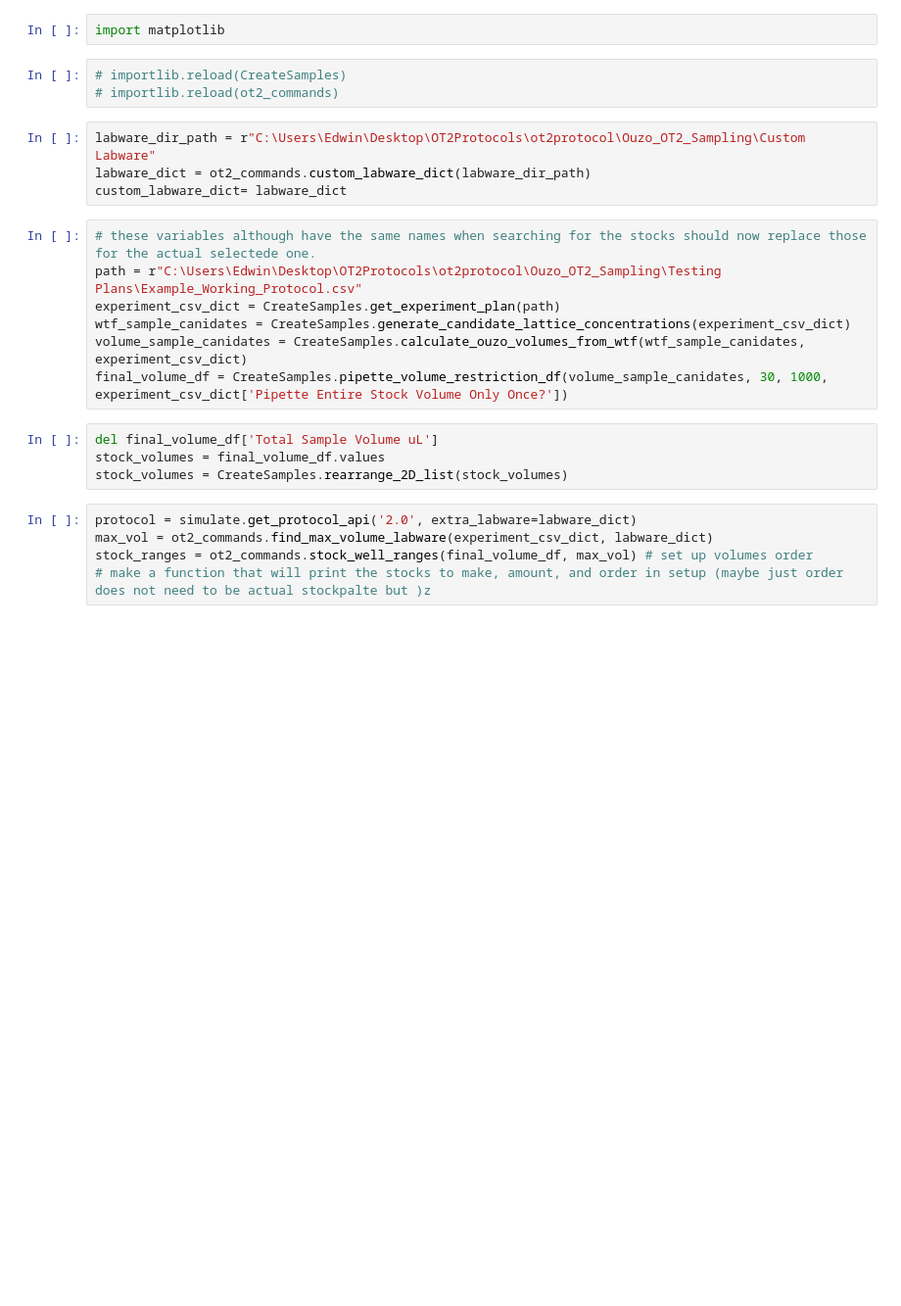
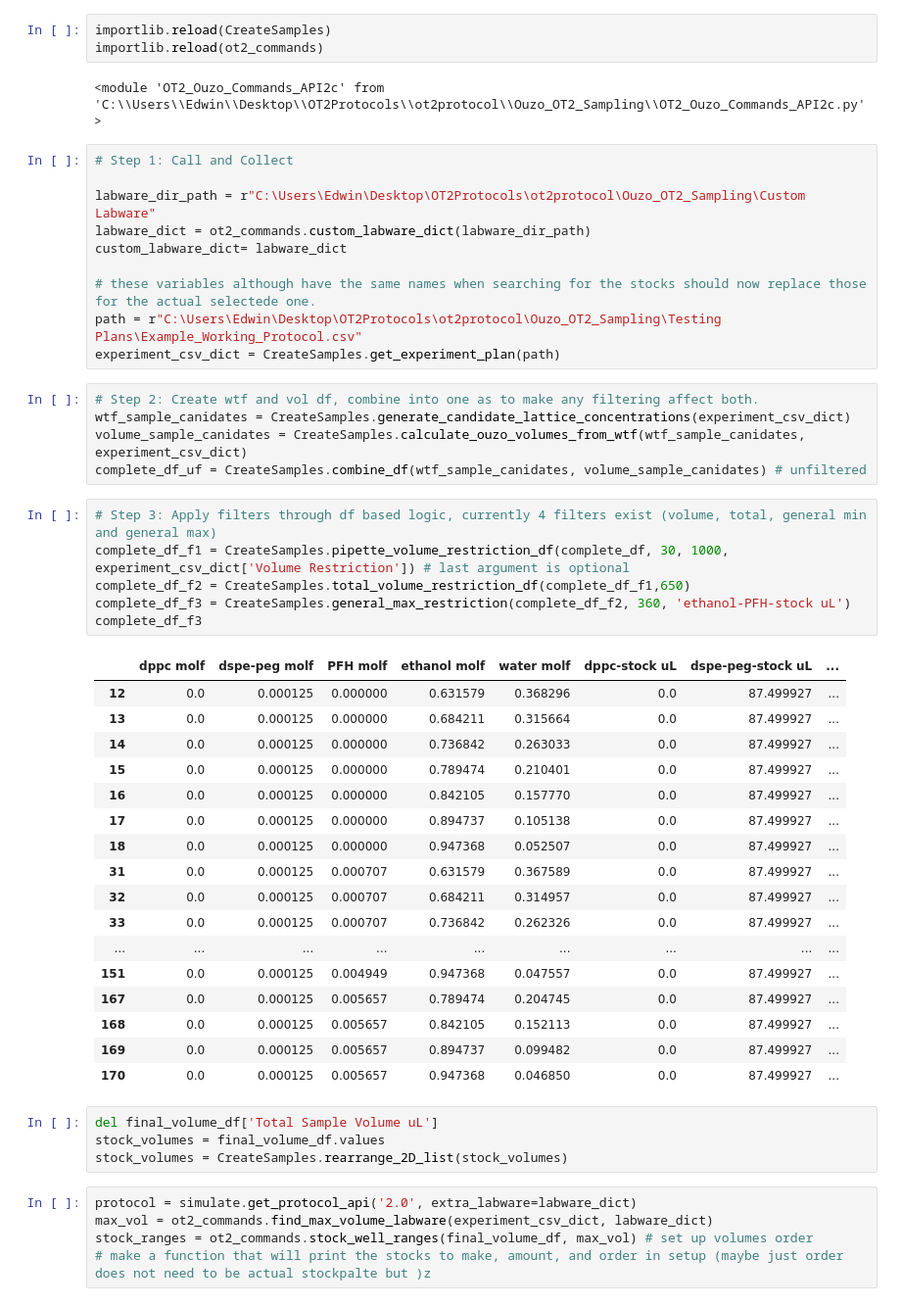
Before and after one commit to pozzo-research-group/OT2Protocols, a Jupyter notebook: ot2protocol/Ouzo_OT2_Sampling/Dev_Working_Notebook.ipynb, the cells around one changed output. Shown: that part at 98% size. Saved outputs shown, nothing was run; the diff lists cells and outputs as text; blank space fills up the shorter version.

```diff
--- a/ot2protocol/Ouzo_OT2_Sampling/Dev_Working_Notebook.ipynb
+++ b/ot2protocol/Ouzo_OT2_Sampling/Dev_Working_Notebook.ipynb
@@ -7,19 +15,47 @@ import importlib # for reloading packages
-# %%
-import matplotlib
 # %%
-# importlib.reload(CreateSamples)
-# importlib.reload(ot2_commands)
+importlib.reload(CreateSamples)
+importlib.reload(ot2_commands)
+# %% [output]
+<module 'OT2_Ouzo_Commands_API2c' from 'C:\\Users\\Edwin\\Desktop\\OT2Protocols\\ot2protocol\\Ouzo_OT2_Sampling\\OT2_Ouzo_Commands_API2c.py'>
-# %%
-labware_dir_path = r"C:\Users\Edwin\Desktop\OT2Protocols\ot2protocol\Ouzo_OT2_Sampling\Custom Labware"
-labware_dict = ot2_commands.custom_labware_dict(labware_dir_path)
-custom_labware_dict= labware_dict
 # %%
+# Step 1: Call and Collect
+
+labware_dir_path = r"C:\Users\Edwin\Desktop\OT2Protocols\ot2protocol\Ouzo_OT2_Sampling\Custom Labware"
+labware_dict = ot2_commands.custom_labware_dict(labware_dir_path)
+custom_labware_dict= labware_dict
+
 # these variables although have the same names when searching for the stocks should now replace those for the actual selectede one.
 path = r"C:\Users\Edwin\Desktop\OT2Protocols\ot2protocol\Ouzo_OT2_Sampling\Testing Plans\Example_Working_Protocol.csv"
 experiment_csv_dict = CreateSamples.get_experiment_plan(path)
-wtf_sample_canidates = CreateSamples.generate_candidate_lattice_concentrations(experiment_csv_dict)
-volume_sample_canidates = CreateSamples.calculate_ouzo_volumes_from_wtf(wtf_sample_canidates, experiment_csv_dict)
-final_volume_df = CreateSamples.pipette_volume_restriction_df(volume_sample_canidates, 30, 1000, experiment_csv_dict['Pipette Entire Stock Volume Only Once?'])
+# %%
+# Step 2: Create wtf and vol df, combine into one as to make any filtering affect both.
+wtf_sample_canidates = CreateSamples.generate_candidate_lattice_concentrations(experiment_csv_dict)
+volume_sample_canidates = CreateSamples.calculate_ouzo_volumes_from_wtf(wtf_sample_canidates, experiment_csv_dict)
+complete_df_uf = CreateSamples.combine_df(wtf_sample_canidates, volume_sample_canidates) # unfiltered
+# %%
+# Step 3: Apply filters through df based logic, currently 4 filters exist (volume, total, general min and general max)
+complete_df_f1 = CreateSamples.pipette_volume_restriction_df(complete_df, 30, 1000, experiment_csv_dict['Volume Restriction']) # last argument is optional
+complete_df_f2 = CreateSamples.total_volume_restriction_df(complete_df_f1,650)
+complete_df_f3 = CreateSamples.general_max_restriction(complete_df_f2, 360, 'ethanol-PFH-stock uL')
+complete_df_f3
+# %% [output]
+|  | dppc molf | dspe-peg molf | PFH molf | ethanol molf | water molf | dppc-stock uL | dspe-peg-stock uL | ... |
+| 12 | 0.0 | 0.000125 | 0.000000 | 0.631579 | 0.368296 | 0.0 | 87.499927 | ... |
+| 13 | 0.0 | 0.000125 | 0.000000 | 0.684211 | 0.315664 | 0.0 | 87.499927 | ... |
+| 14 | 0.0 | 0.000125 | 0.000000 | 0.736842 | 0.263033 | 0.0 | 87.499927 | ... |
+| 15 | 0.0 | 0.000125 | 0.000000 | 0.789474 | 0.210401 | 0.0 | 87.499927 | ... |
+| 16 | 0.0 | 0.000125 | 0.000000 | 0.842105 | 0.157770 | 0.0 | 87.499927 | ... |
+| 17 | 0.0 | 0.000125 | 0.000000 | 0.894737 | 0.105138 | 0.0 | 87.499927 | ... |
+| 18 | 0.0 | 0.000125 | 0.000000 | 0.947368 | 0.052507 | 0.0 | 87.499927 | ... |
+| 31 | 0.0 | 0.000125 | 0.000707 | 0.631579 | 0.367589 | 0.0 | 87.499927 | ... |
+| 32 | 0.0 | 0.000125 | 0.000707 | 0.684211 | 0.314957 | 0.0 | 87.499927 | ... |
+| 33 | 0.0 | 0.000125 | 0.000707 | 0.736842 | 0.262326 | 0.0 | 87.499927 | ... |
+| ... | ... | ... | ... | ... | ... | ... | ... | ... |
+| 151 | 0.0 | 0.000125 | 0.004949 | 0.947368 | 0.047557 | 0.0 | 87.499927 | ... |
+| 167 | 0.0 | 0.000125 | 0.005657 | 0.789474 | 0.204745 | 0.0 | 87.499927 | ... |
+| 168 | 0.0 | 0.000125 | 0.005657 | 0.842105 | 0.152113 | 0.0 | 87.499927 | ... |
+| 169 | 0.0 | 0.000125 | 0.005657 | 0.894737 | 0.099482 | 0.0 | 87.499927 | ... |
+| 170 | 0.0 | 0.000125 | 0.005657 | 0.947368 | 0.046850 | 0.0 | 87.499927 | ... |
 # %%
 del final_volume_df['Total Sample Volume uL']
 stock_volumes = final_volume_df.values
```
Also changed, not shown: parts of 6 cells of this notebook, 14 other files.
